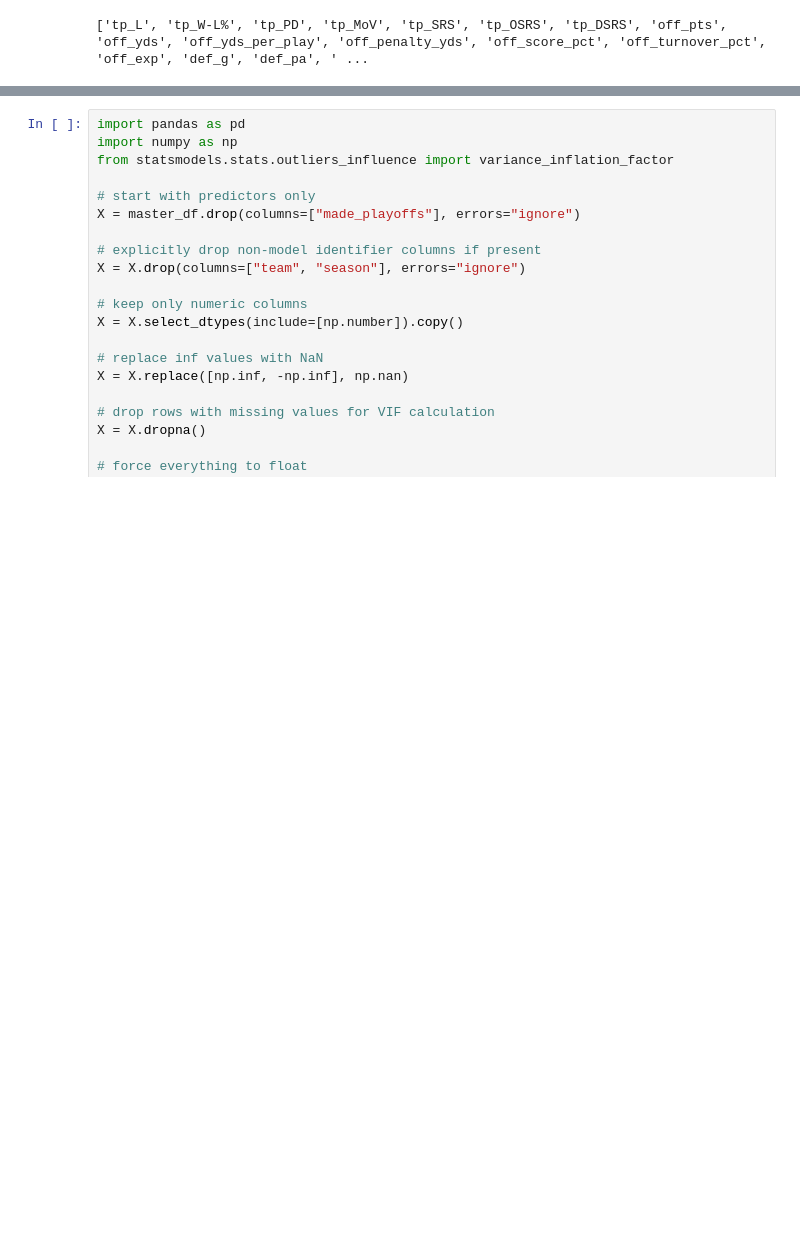
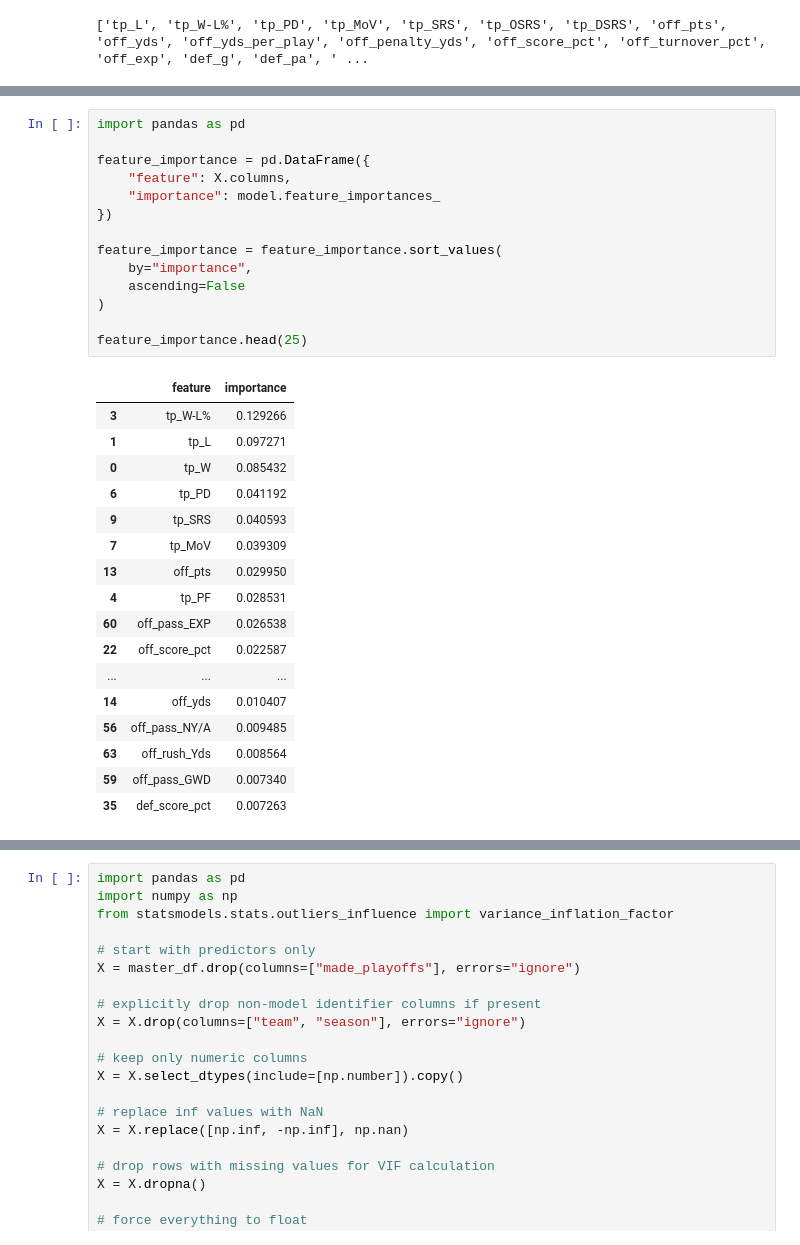
Before and after one commit to mattmarz94/nfl-decision-support-analytics, a Jupyter notebook: Data Preprocessing/reduce_features.ipynb, the cells around one changed output, grey strips where cells are left out. Drawn from its saved outputs; the diff is of its cells as text; blank space fills up the shorter version.

```diff
--- a/Data Preprocessing/reduce_features.ipynb
+++ b/Data Preprocessing/reduce_features.ipynb
@@ -44,0 +70,32 @@ plt.show()
+# %%
+import pandas as pd
+
+feature_importance = pd.DataFrame({
+    "feature": X.columns,
+    "importance": model.feature_importances_
+})
+
+feature_importance = feature_importance.sort_values(
+    by="importance",
+    ascending=False
+)
+
+feature_importance.head(25)
+# %% [output]
+|  | feature | importance |
+| 3 | tp_W-L% | 0.129266 |
+| 1 | tp_L | 0.097271 |
+| 0 | tp_W | 0.085432 |
+| 6 | tp_PD | 0.041192 |
+| 9 | tp_SRS | 0.040593 |
+| 7 | tp_MoV | 0.039309 |
+| 13 | off_pts | 0.029950 |
+| 4 | tp_PF | 0.028531 |
+| 60 | off_pass_EXP | 0.026538 |
+| 22 | off_score_pct | 0.022587 |
+| ... | ... | ... |
+| 14 | off_yds | 0.010407 |
+| 56 | off_pass_NY/A | 0.009485 |
+| 63 | off_rush_Yds | 0.008564 |
+| 59 | off_pass_GWD | 0.007340 |
+| 35 | def_score_pct | 0.007263 |
```
Also changed, not shown: parts of 12 cells of this notebook, 1 other file.
